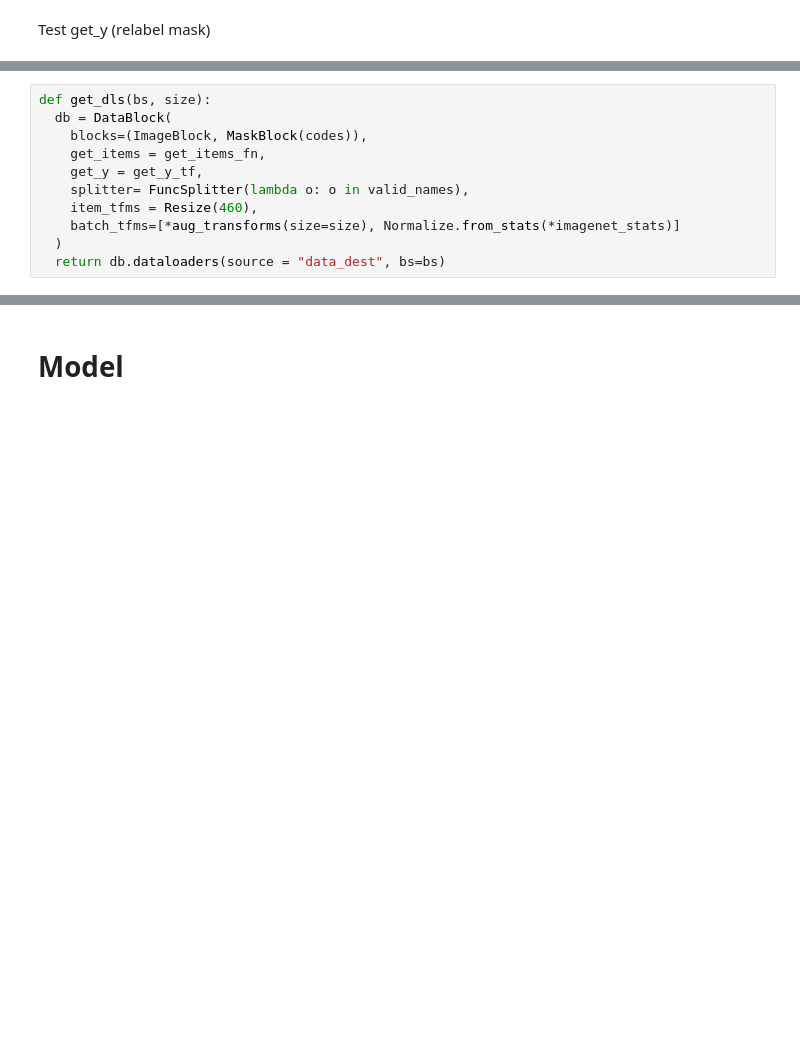
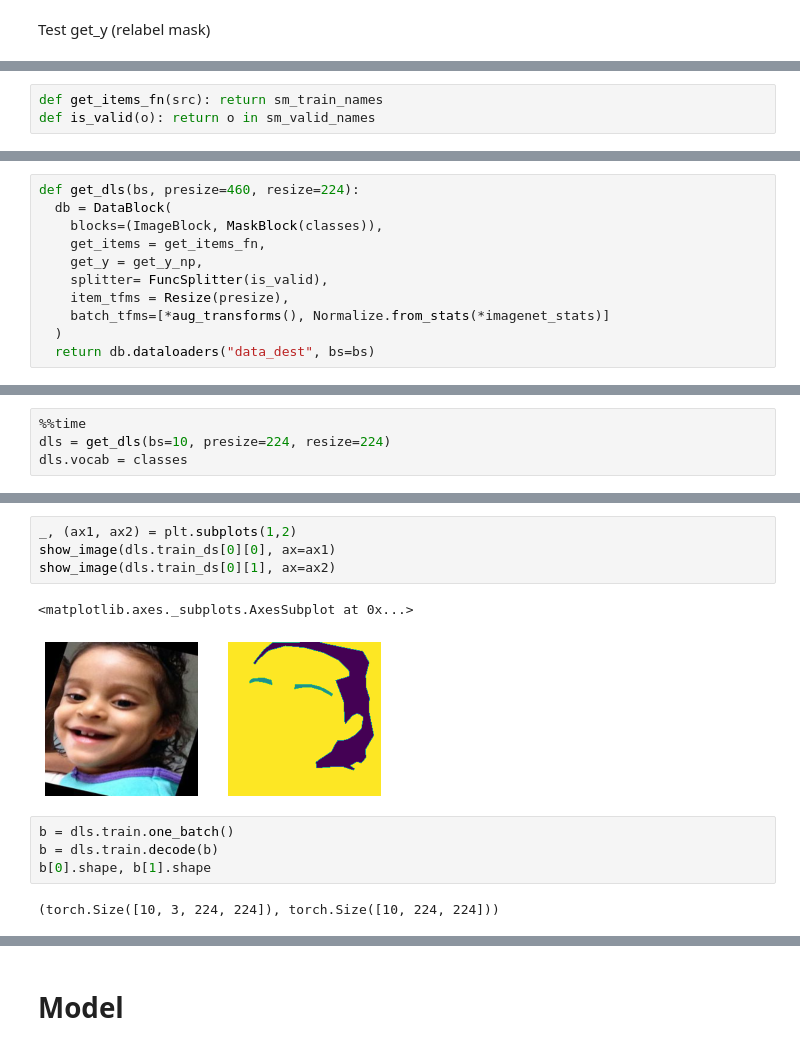
Before and after one commit to RGologorsky/fastai_proj, a Jupyter notebook: Image_Segmentation_Hair.ipynb, the cells around one changed output, grey strips where cells are left out. Cells and saved outputs as stored; diff of their text form; blank space fills up the shorter version.

```diff
--- a/Image_Segmentation_Hair.ipynb
+++ b/Image_Segmentation_Hair.ipynb
@@ -390,11 +356,0 @@ get_items_fn = lambda src_path: train_names
-# %%
-def get_dls(bs, size):
-  db = DataBlock(
-    blocks=(ImageBlock, MaskBlock(codes)),
-    get_items = get_items_fn,
-    get_y = get_y_tf,
-    splitter= FuncSplitter(lambda o: o in valid_names),
-    item_tfms = Resize(460),
-    batch_tfms=[*aug_transforms(size=size), Normalize.from_stats(*imagenet_stats)]
-  )
-  return db.dataloaders(source = "data_dest", bs=bs)
@@ -468,0 +398,3 @@ dls.show_batch(max_n=4, figsize=(20,14))
+# %%
+def get_items_fn(src): return sm_train_names
+def is_valid(o): return o in sm_valid_names
@@ -468,0 +410,11 @@ dls.show_batch(max_n=4, figsize=(20,14))
+# %%
+def get_dls(bs, presize=460, resize=224):
+  db = DataBlock(
+    blocks=(ImageBlock, MaskBlock(classes)),
+    get_items = get_items_fn,
+    get_y = get_y_np,
+    splitter= FuncSplitter(is_valid),
+    item_tfms = Resize(presize),
+    batch_tfms=[*aug_transforms(), Normalize.from_stats(*imagenet_stats)]
+  )
+  return db.dataloaders("data_dest", bs=bs)
@@ -468,0 +423,4 @@ dls.show_batch(max_n=4, figsize=(20,14))
+# %%
+%%time
+dls = get_dls(bs=10, presize=224, resize=224)
+dls.vocab = classes
@@ -468,0 +435,13 @@ dls.show_batch(max_n=4, figsize=(20,14))
+# %%
+_, (ax1, ax2) = plt.subplots(1,2)
+show_image(dls.train_ds[0][0], ax=ax1)
+show_image(dls.train_ds[0][1], ax=ax2)
+# %% [output]
+<matplotlib.axes._subplots.AxesSubplot at 0x...>
+[figure, added]
+# %%
+b = dls.train.one_batch()
+b = dls.train.decode(b)
+b[0].shape, b[1].shape
+# %% [output]
+(torch.Size([10, 3, 224, 224]), torch.Size([10, 224, 224]))
```
Also changed, not shown: parts of 69 cells of this notebook.
